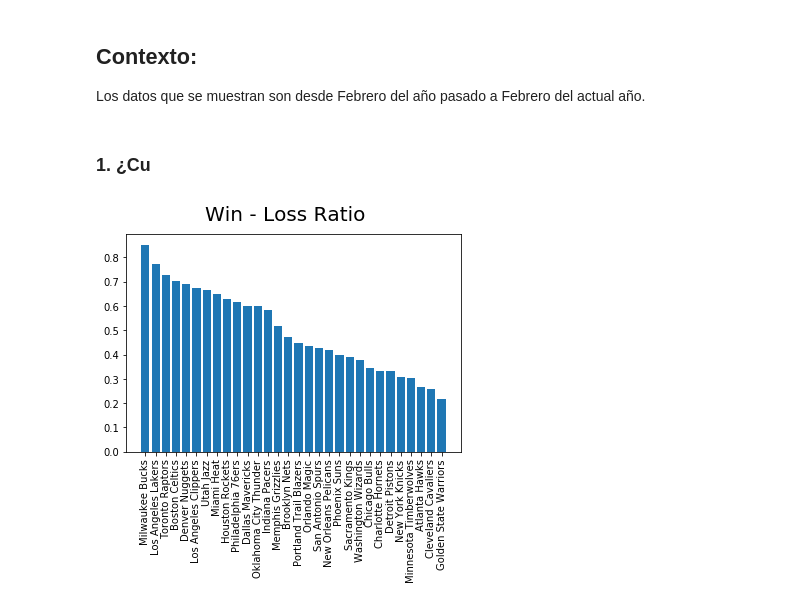
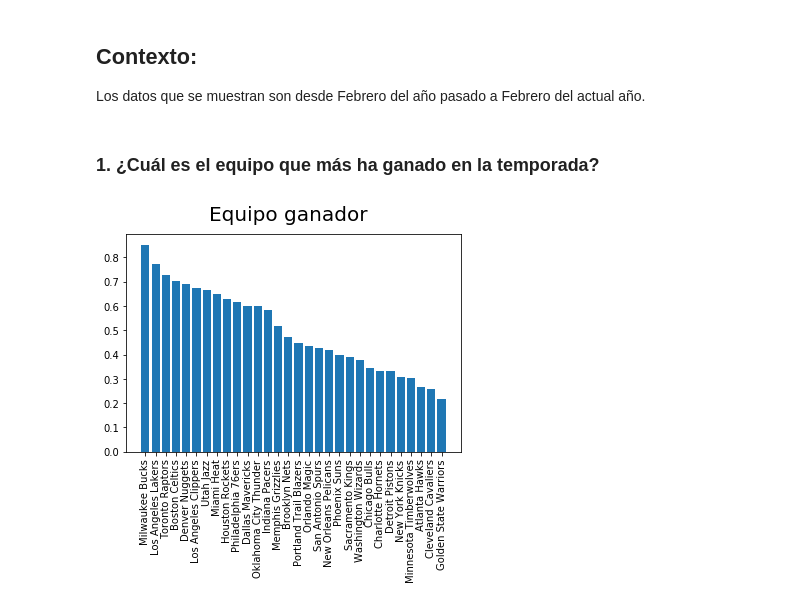
Before and after one commit to 2020-A-Python-GR1/py-revelo-herrera-karla-michelle, a Jupyter notebook: Proyecto final CSV/Gráficas/Informe.ipynb, the cells around one changed output. Cells and saved outputs as stored; diff of their text form; code cells hidden in the pictures.

```diff
--- a/Proyecto final CSV/Gráficas/Informe.ipynb
+++ b/Proyecto final CSV/Gráficas/Informe.ipynb
@@ -6,25 +6,25 @@ Karla Revelo
 # %% [markdown]
 ## Contexto:
 Los datos que se muestran son desde Febrero del año pasado a Febrero del actual año.
-# %% [markdown]
-### 1. ¿Cu
+# %% [markdown]
+### 1. ¿Cuál es el equipo que más ha ganado en la temporada?
 # %%
 import pandas as pd
 import matplotlib.pyplot as plt
 path_archivos = "/home/dev-16/Documentos/Universidad/Python-Revelo-Karla/py-revelo-herrera-karla-michelle/Proyecto final CSV/Archivos/"
 
 
 columnas = ['Equipo', 'Porcentajes']
 
 df = pd.read_csv(path_archivos + 'total_standings.csv', usecols = columnas);
 df = df.sort_values(by ='Porcentajes' ,ascending=False)
 fig, ax = plt.subplots()
 ax.bar(
        df['Equipo'],
        df['Porcentajes'])
 plt.xticks(rotation=90)
-fig.suptitle('Win - Loss Ratio ', fontsize=20)
+fig.suptitle('Equipo ganador', fontsize=20)
 
 plt.show()
 # %% [output]
-[figure, old version]
+[figure, new version]
```
Also changed, not shown: 1 other file.
